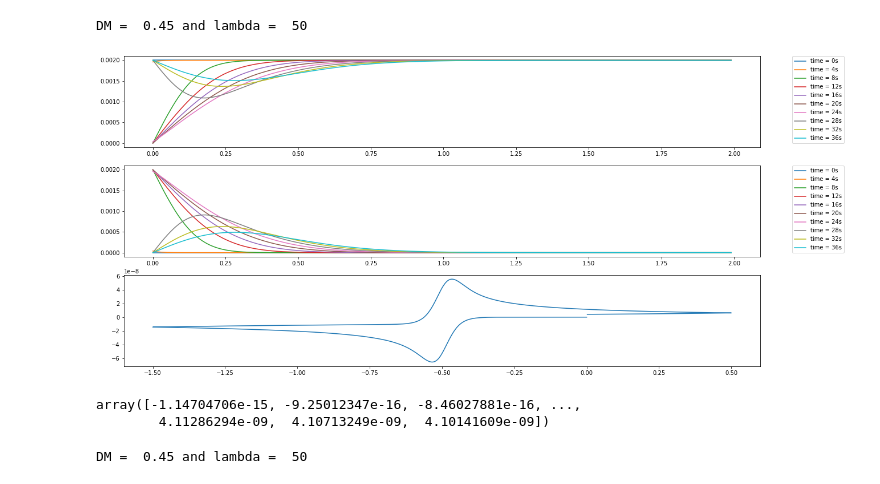
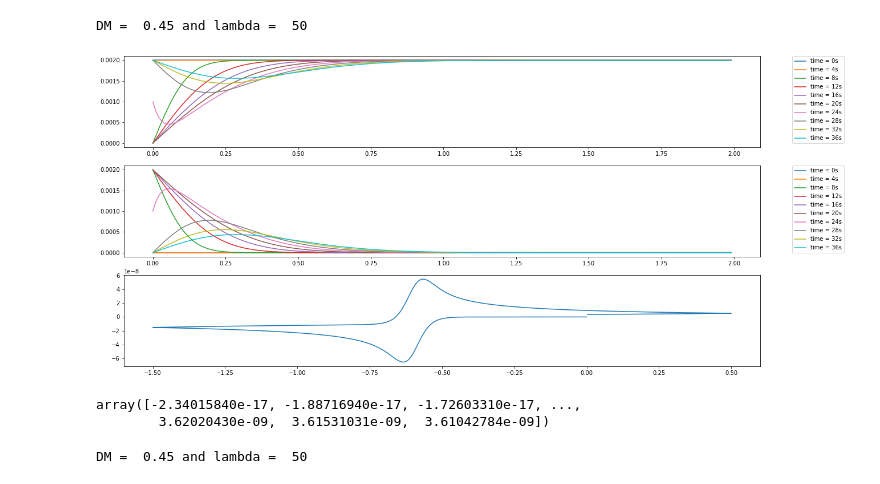
Before and after one commit to truejulosdu13/Electrochemistry, a Jupyter notebook: E_mechanism/voltammogram_E.ipynb, the cells around one changed output. Drawn from its saved outputs; the diff is of its cells as text; code cells hidden in the pictures.

```diff
--- a/E_mechanism/voltammogram_E.ipynb
+++ b/E_mechanism/voltammogram_E.ipynb
@@ -11,12 +11,13 @@ from plot_voltammogram_E import main_LSV_E
 # %%
 cst_all = default_constants()
 cst_all["Ox"] = False
-main_LSV_E(cst_all)
+cst_all["E_0_1"] = -0.6
+main_LSV_E_red(cst_all)
 # %% [output]
 DM =  0.45 and lambda =  50
-[figure, old version]
+[figure, new version]
-array([-1.14704706e-15, -9.25012347e-16, -8.46027881e-16, ...,
-        4.11286294e-09,  4.10713249e-09,  4.10141609e-09])
+array([-2.34015840e-17, -1.88716940e-17, -1.72603310e-17, ...,
+        3.62020430e-09,  3.61531031e-09,  3.61042784e-09])
 # %%
 from plot_voltammogram_E import main_CSV_E
 main_CSV_E(cst_all)
```
Also changed, not shown: parts of 1 cell of this notebook, 11 other files.
